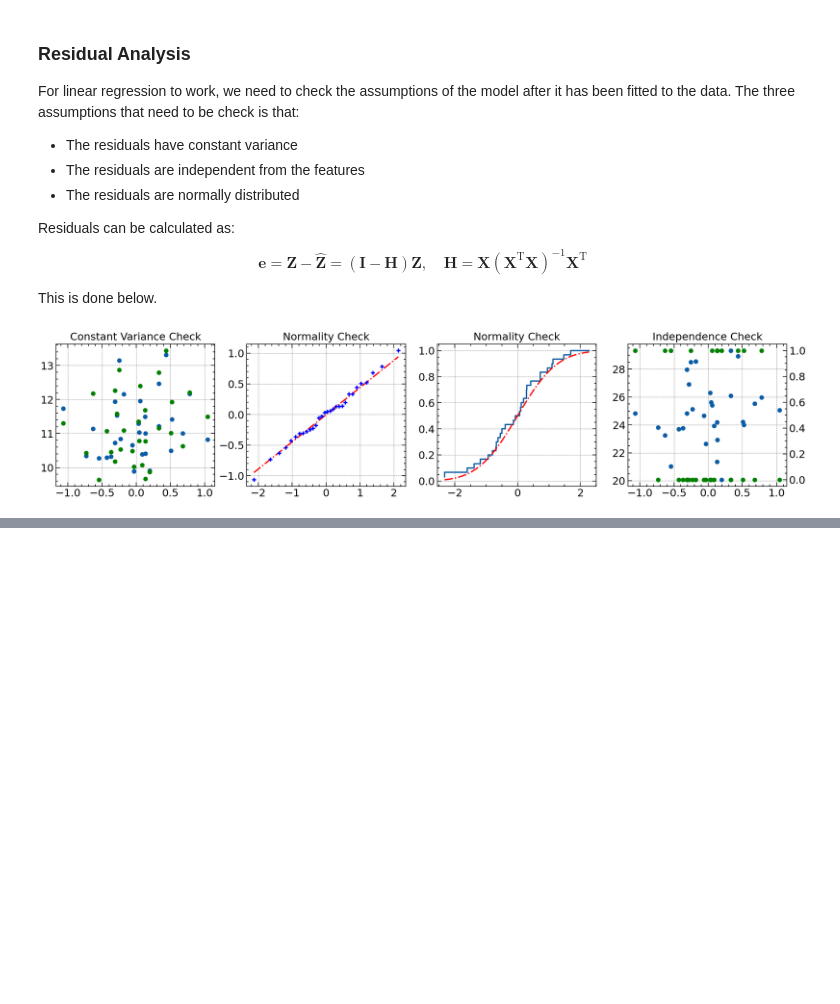
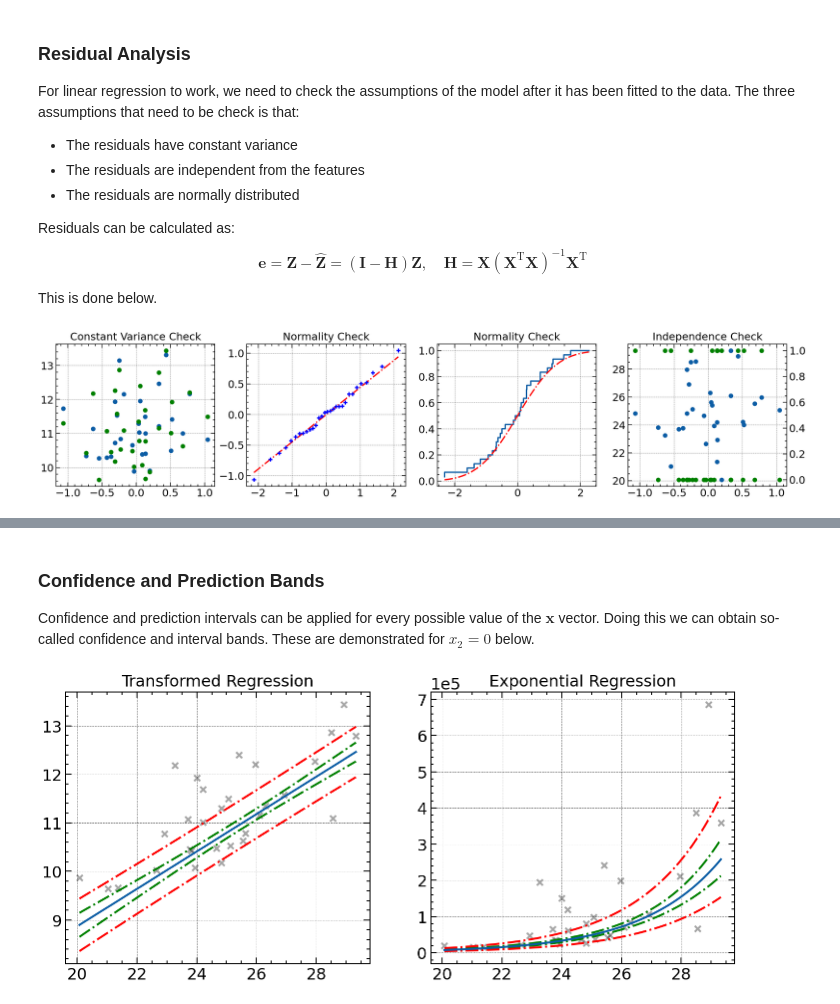
Before and after one commit to Sinbad-The-Sailor/Linear-Models, a Jupyter notebook: exponential_regression.ipynb, the cells around one changed output, grey strips where cells are left out. Cells and saved outputs as stored; diff of their text form; code cells hidden in the pictures; blank space fills up the shorter version.

Commit message:
Exponential regression complete.

```diff
--- a/exponential_regression.ipynb
+++ b/exponential_regression.ipynb
@@ -198,0 +235,51 @@ With a valid linear model we can begin using statstical inference. One applicati
+# %% [markdown]
+### Confidence and Prediction Bands
+
+Confidence and prediction intervals can be applied for every possible value of the $\mathbf{x}$ vector. Doing this we can obtain so-called confidence and interval bands. These are demonstrated for $x_2 = 0$ below.
+# %%
+from scipy.stats import t
+
+# Estimating sigma.
+sigma_hat = (Z_sse.T @ Z_sse) / (n_observations - n_features - 1)
+
+# Creating the upper and lower CI bounds (pre-defined to 95 % confidence).
+def CI_bounds(obs: np.array, beta: np.array, X: np.array, sigma: float) -> list:
+    lower_bound = obs.T @ beta - t.ppf(0.025, n_observations - n_features - 1) * sigma * np.sqrt(obs.T @ np.linalg.inv(X.T @ X) @ obs)
+    upper_bound = obs.T @ beta + t.ppf(0.025, n_observations - n_features - 1) * sigma * np.sqrt(obs.T @ np.linalg.inv(X.T @ X) @ obs)
+    return lower_bound, upper_bound
+
+# Creating the upper and lower PI bounds (pre-defined to 95 % confidence).
+def PI_bounds(obs: np.array, beta: np.array, X: np.array, sigma: float) -> list:
+    lower_bound = obs.T @ beta - t.ppf(0.025, n_observations - n_features - 1) * sigma * np.sqrt(1 + obs.T @ np.linalg.inv(X.T @ X) @ obs)
+    upper_bound = obs.T @ beta + t.ppf(0.025, n_observations - n_features - 1) * sigma * np.sqrt(1 + obs.T @ np.linalg.inv(X.T @ X) @ obs)
+    return lower_bound, upper_bound
+
+# Creating CI and PI bands.
+x = np.linspace(np.min(df['tempreature']), np.max(df['tempreature']), 100)
+conf_band = []
+pred_band = []
+for observation in x:
+    obs = np.array([1, observation, 0])
+    conf_band.append(CI_bounds(obs, beta_ols, X, sigma_hat))
+    pred_band.append(PI_bounds(obs, beta_ols, X, sigma_hat))
+# %%
+# Plotting confidence bands and prediction bands.
+fig, axs = plt.subplots(1, 2)
+
+axs[0].plot(x, conf_band, color='green', linestyle='dashdot')
+axs[0].plot(x, pred_band, color='red', linestyle='dashdot')
+axs[0].plot(x, z)
+axs[0].scatter(df['tempreature'], np.log(df['bacteria_grown']), marker='x', alpha=0.35, color='black')
+axs[0].set_title('Transformed Regression')
+
+axs[1].plot(x, np.exp(conf_band), color='green', linestyle='dashdot')
+axs[1].plot(x, np.exp(pred_band), color='red', linestyle='dashdot')
+axs[1].plot(x, y)
+axs[1].scatter(df['tempreature'], df['bacteria_grown'], marker='x', alpha=0.35, color='black')
+axs[1].ticklabel_format(axis='y', style='sci', scilimits=(5, 5))
+axs[1].set_title('Exponential Regression')
+
+fig.set_size_inches(12, 5)
+plt.show()
+# %% [output]
+[figure, added]
```
Also changed, not shown: parts of 4 cells of this notebook, 1 other file.
